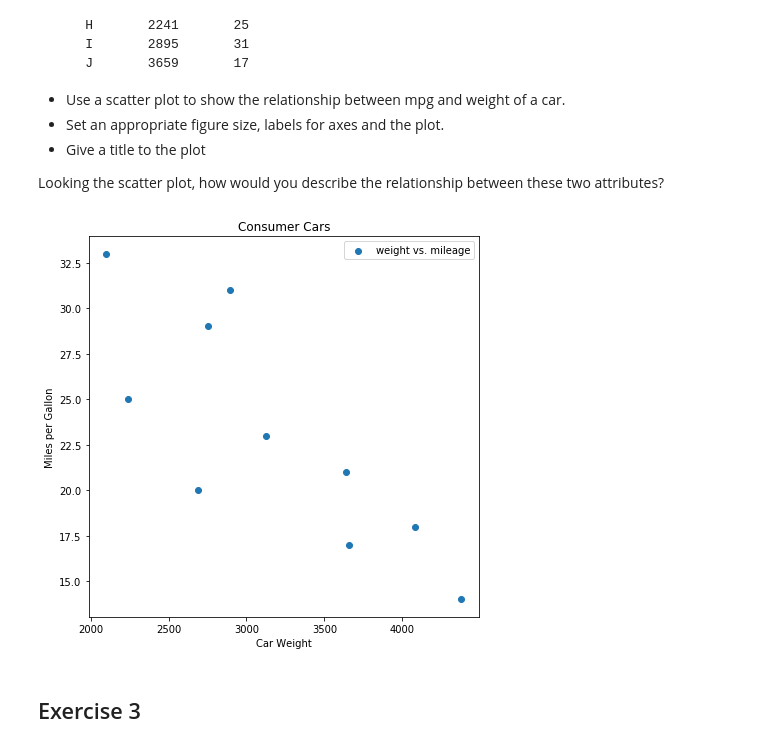
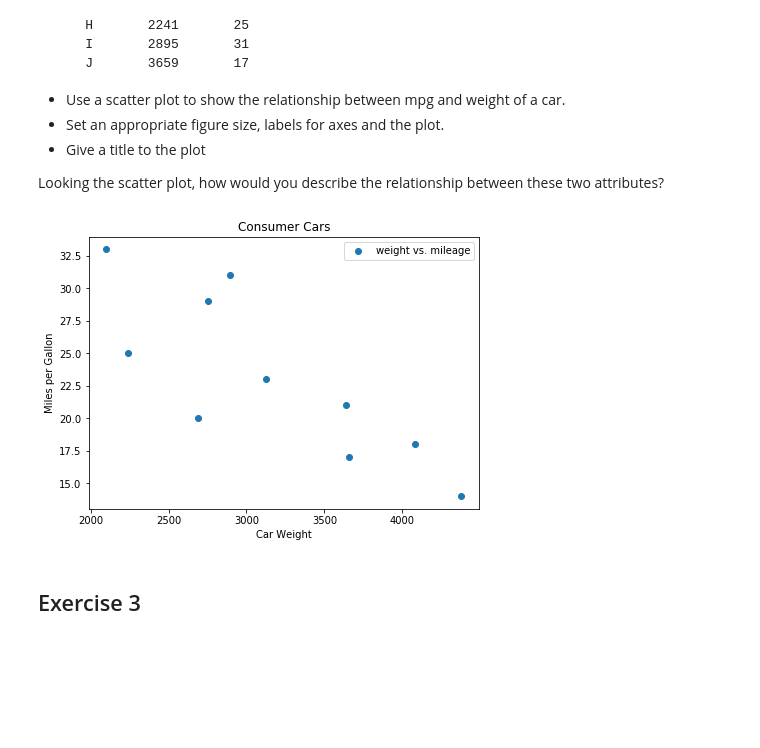
Before and after one commit to joaobretas/dsc-0-01-22-visualizing-data-lab-online-ds-sp-000, a Jupyter notebook: index.ipynb, the cells around one changed output. Saved outputs shown, nothing was run; the diff lists cells and outputs as text; code cells hidden in the pictures; blank space fills up the shorter version.

```diff
--- a/index.ipynb
+++ b/index.ipynb
@@ -67,19 +67,19 @@ Looking the scatter plot, how would you describe the relationship between these
 # %%
 weight = [2750,3125,2100,4082,2690,3640,4380,2241,2895,3659]
 mpg = [29,23,33,18,20,21,14,25,31,17]
 
 # Set the figure size in inches
-plt.figure(figsize=(7,7))
+plt.figure(figsize=(7,5))
 # Plot with scatter()
 plt.scatter(weight, mpg, label = 'weight vs. mileage')
 # Set x and y axes labels and give titles
 plt.xlabel('Car Weight')
 plt.ylabel('Miles per Gallon')
 plt.title('Consumer Cars')
 plt.legend()
 plt.show()
 # %% [output]
-[figure, old version]
+[figure, new version]
 # %% [markdown]
 ## Exercise 3
 # %% [markdown]
```
